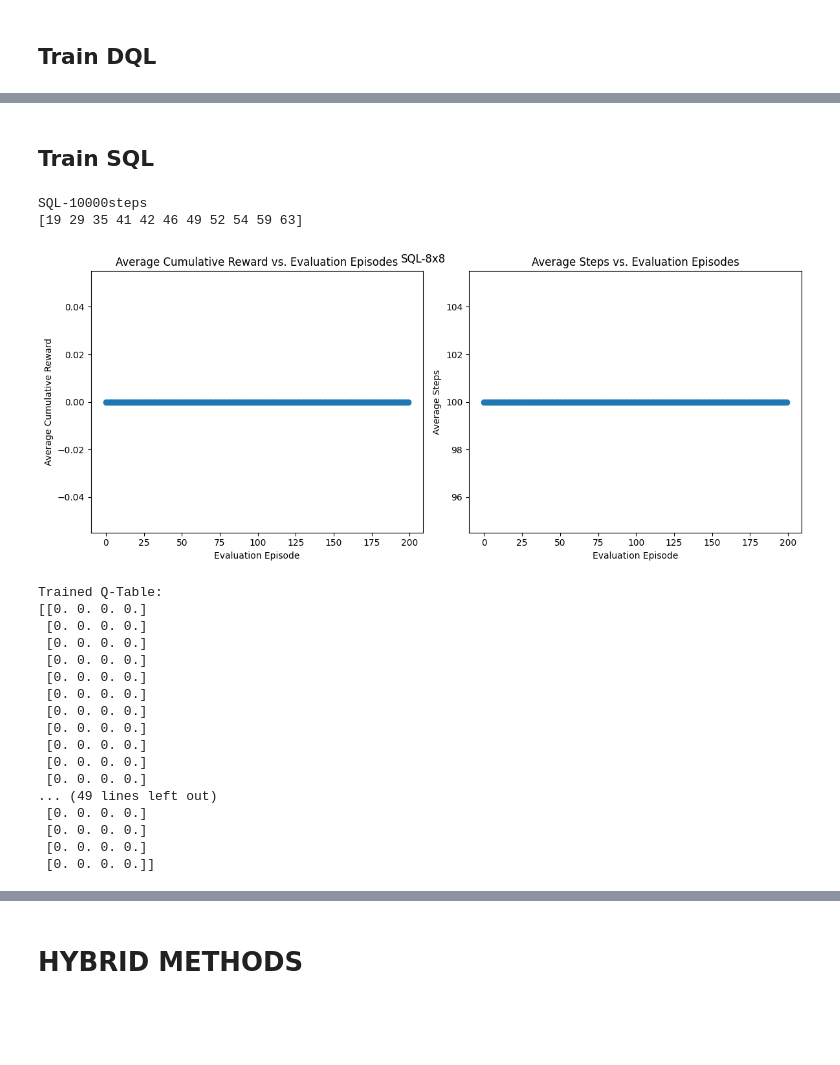
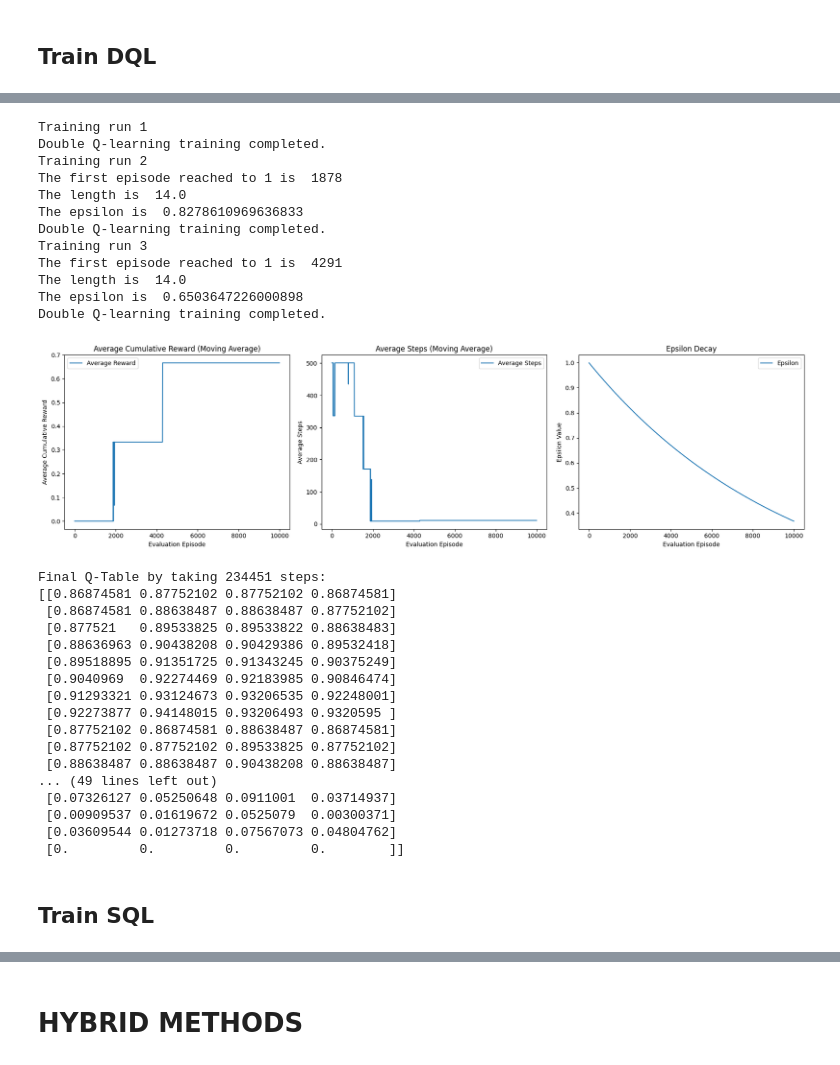
Before and after one commit to mahtabbm/RL_playground, a Jupyter notebook: frozenlake_variants.ipynb, the cells around one changed output, grey strips where cells are left out. Cells and saved outputs as stored; diff of their text form; code cells hidden in the pictures; blank space fills up the shorter version.

```diff
--- a/frozenlake_variants.ipynb
+++ b/frozenlake_variants.ipynb
@@ -374,3 +475,50 @@ Double Q-learning training completed.
+# %%
+env = gym.make('FrozenLake-v1', map_name="8x8", is_slippery=False)
+
+num_runs = 3
+all_results = []
+
+for run in range(num_runs):
+    print(f"Training run {run + 1}")
+    q_table, _, rewards, lengths, epsilons, total_steps = train_double_q_learning(env, episodes=10000, eval_episodes=1, eval_every=1)
+    all_results.append((rewards, lengths, epsilons))
+
+avg_rewards, avg_lengths, avg_epsilons = average_results(all_results, num_evals=len(all_results[0][0]))
+
+_plot_evaluation(avg_rewards, avg_lengths, avg_epsilons, title="DQL FL8x8 ", window_size=5)
+print(f"Final Q-Table by taking {total_steps} steps:")
+print(q_table)
+# %% [output]
+Training run 1
+Double Q-learning training completed.
+Training run 2
+The first episode reached to 1 is  1878
+The length is  14.0
+The epsilon is  0.8278610969636833
+Double Q-learning training completed.
+Training run 3
+The first episode reached to 1 is  4291
+The length is  14.0
+The epsilon is  0.6503647226000898
+Double Q-learning training completed.
+[figure, added]
+Final Q-Table by taking 234451 steps:
+[[0.86874581 0.87752102 0.87752102 0.86874581]
+ [0.86874581 0.88638487 0.88638487 0.87752102]
+ [0.877521   0.89533825 0.89533822 0.88638483]
+ [0.88636963 0.90438208 0.90429386 0.89532418]
+ [0.89518895 0.91351725 0.91343245 0.90375249]
+ [0.9040969  0.92274469 0.92183985 0.90846474]
+ [0.91293321 0.93124673 0.93206535 0.92248001]
+ [0.92273877 0.94148015 0.93206493 0.9320595 ]
+ [0.87752102 0.86874581 0.88638487 0.86874581]
+ [0.87752102 0.87752102 0.89533825 0.87752102]
+ [0.88638487 0.88638487 0.90438208 0.88638487]
+... (49 lines left out)
+ [0.07326127 0.05250648 0.0911001  0.03714937]
+ [0.00909537 0.01619672 0.0525079  0.00300371]
+ [0.03609544 0.01273718 0.07567073 0.04804762]
+ [0.         0.         0.         0.        ]]
 # %% [markdown]
 ## Train SQL
 # %%
@@ -465,29 +599,0 @@ def asynchronous_speedy_q_learning(
-# %%
-# Train the agent using Speedy Q Learning
-print("SQL-10000steps")
-q_table, rewards, lengths = asynchronous_speedy_q_learning(env, total_time_steps=10000, eval_episodes=1, eval_every=50)
-_plot_evaluation(rewards, lengths, "SQL-8x8")
-# # visualize_frozen_lake(q_table)
-print("Trained Q-Table:")
-print(q_table)
-# %% [output]
-SQL-10000steps
-[19 29 35 41 42 46 49 52 54 59 63]
-[figure, removed]
-Trained Q-Table:
-[[0. 0. 0. 0.]
- [0. 0. 0. 0.]
- [0. 0. 0. 0.]
- [0. 0. 0. 0.]
- [0. 0. 0. 0.]
- [0. 0. 0. 0.]
- [0. 0. 0. 0.]
- [0. 0. 0. 0.]
- [0. 0. 0. 0.]
- [0. 0. 0. 0.]
- [0. 0. 0. 0.]
-... (49 lines left out)
- [0. 0. 0. 0.]
- [0. 0. 0. 0.]
- [0. 0. 0. 0.]
- [0. 0. 0. 0.]]
```
Also changed, not shown: parts of 20 cells of this notebook, 1 other file.
